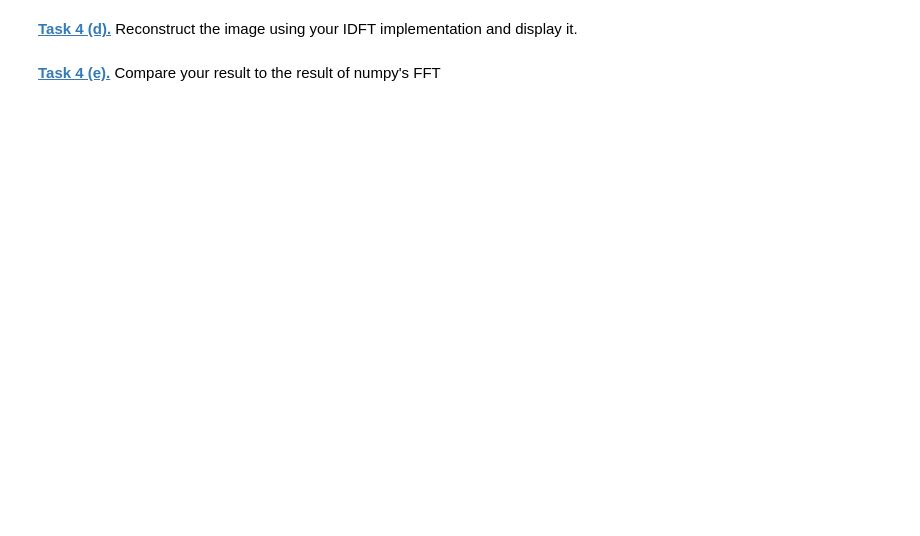
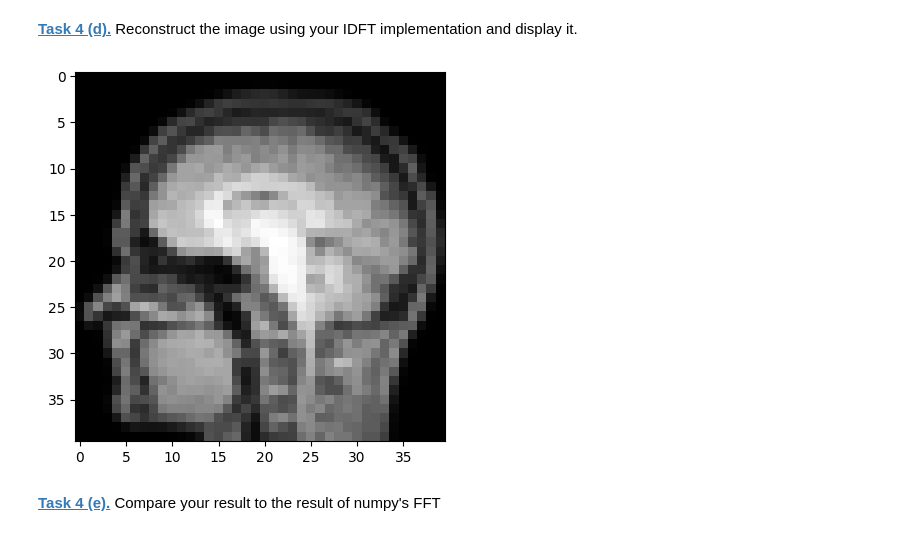
Before and after one commit to sarah-mnd/mobi-fs5-python, a Jupyter notebook: fourier.ipynb, the cells around one changed output. Cells and saved outputs as stored; diff of their text form; code cells hidden in the pictures; blank space fills up the shorter version.

```diff
--- a/fourier.ipynb
+++ b/fourier.ipynb
@@ -332,5 +326,20 @@ KeyboardInterrupt:
 # %% [markdown]
 **[Task 4 (b).]()** Implement a function that computes the 2D-IDFT.
+# %%
+def idft_function(img):
+    idft = np.zeros(img.shape, dtype=complex)
+    M, N = img.shape
+    for u in range(M):
+        for v in range(N):
+            summe = 0
+            for x in range(0,M):
+                for y in range(0,N):
+                    input_ = ((u*x)/M)+((v*y)/N)
+                    second_part_equation = np.exp(2j*np.pi*input_)
+                    summe += img[x,y] * second_part_equation
+
+            idft[u,v] = summe
+    return idft
 # %% [markdown]
 Due to high computational costs, we need to resize the image.
 # %%
@@ -341,4 +362,11 @@ plt.imshow(test_img, 'gray')
 # %% [markdown]
 **[Task 4 (d).]()** Reconstruct the image using your IDFT implementation and display it.
+# %%
+reconstruct = idft_function(img)
+realreconstruct = reconstruct.real
+plt.imshow(realreconstruct, cmap='gray')
+plt.show()
+# %% [output]
+[figure, added]
 # %% [markdown]
 **[Task 4 (e).]()** Compare your result to the result of numpy's FFT
```
Also changed, not shown: parts of 6 cells of this notebook.
